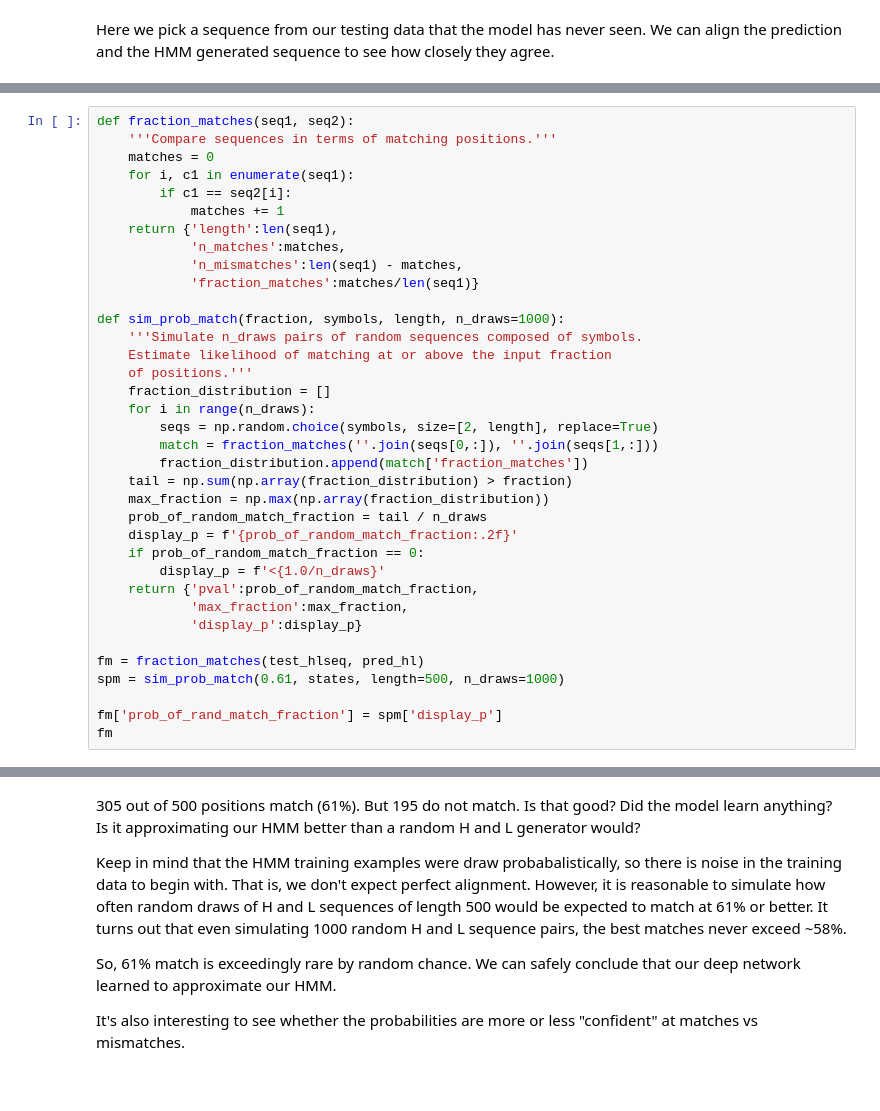
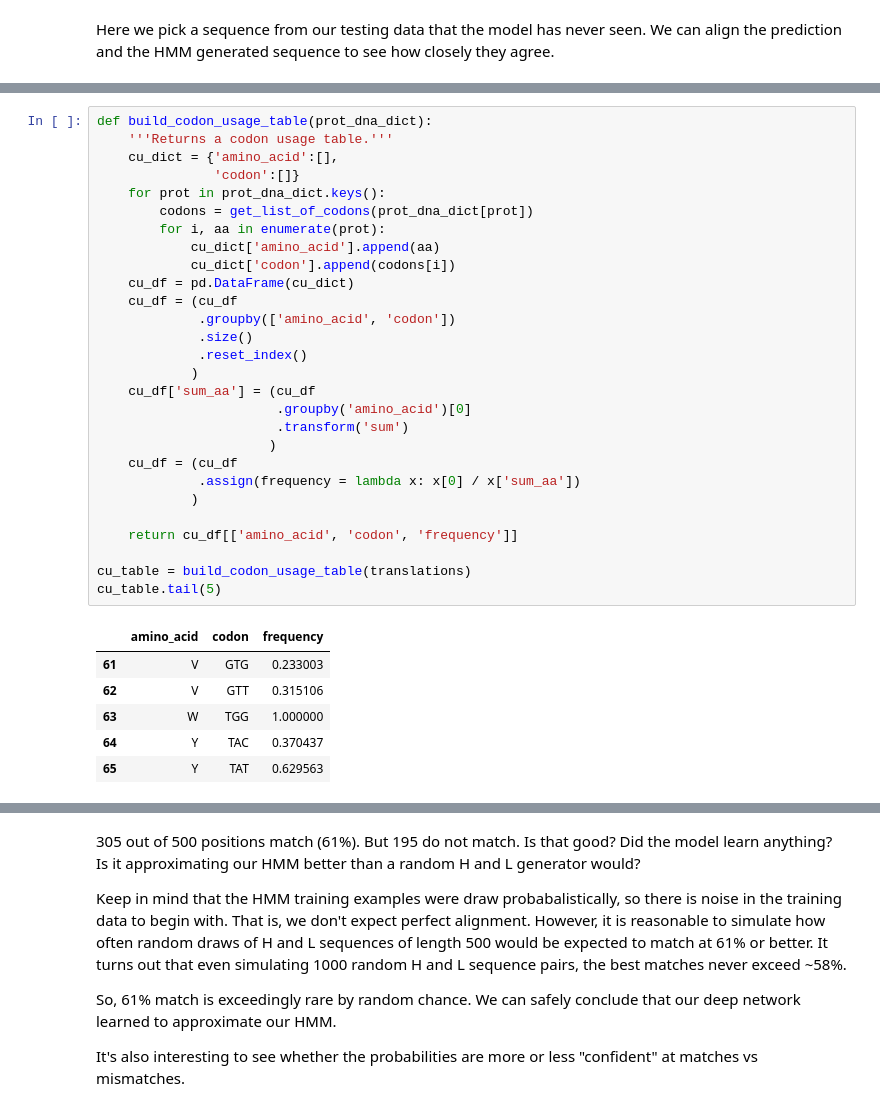
Before and after one commit to mbi2gs/seq_learn_tutorial, a Jupyter notebook: notebooks/3_bsubtilis_codons_rnns.ipynb, the cells around one changed output, grey strips where cells are left out. Saved outputs shown, nothing was run; the diff lists cells and outputs as text.

```diff
--- a/notebooks/3_bsubtilis_codons_rnns.ipynb
+++ b/notebooks/3_bsubtilis_codons_rnns.ipynb
@@ -464,36 +461,35 @@ Seq2 CGTAAACAGCTTCGTGATTTATAA
-# %%
-def fraction_matches(seq1, seq2):
-    '''Compare sequences in terms of matching positions.'''
-    matches = 0
-    for i, c1 in enumerate(seq1):
-        if c1 == seq2[i]:
-            matches += 1
-    return {'length':len(seq1),
-            'n_matches':matches,
-            'n_mismatches':len(seq1) - matches,
-            'fraction_matches':matches/len(seq1)}
-
-def sim_prob_match(fraction, symbols, length, n_draws=1000):
-    '''Simulate n_draws pairs of random sequences composed of symbols.
-    Estimate likelihood of matching at or above the input fraction
-    of positions.'''
-    fraction_distribution = []
-    for i in range(n_draws):
-        seqs = np.random.choice(symbols, size=[2, length], replace=True)
-        match = fraction_matches(''.join(seqs[0,:]), ''.join(seqs[1,:]))
-        fraction_distribution.append(match['fraction_matches'])
-    tail = np.sum(np.array(fraction_distribution) > fraction)
-    max_fraction = np.max(np.array(fraction_distribution))
-    prob_of_random_match_fraction = tail / n_draws
-    display_p = f'{prob_of_random_match_fraction:.2f}'
-    if prob_of_random_match_fraction == 0:
-        display_p = f'<{1.0/n_draws}'
-    return {'pval':prob_of_random_match_fraction,
-            'max_fraction':max_fraction,
-            'display_p':display_p}
-
-fm = fraction_matches(test_hlseq, pred_hl)
-spm = sim_prob_match(0.61, states, length=500, n_draws=1000)
-
-fm['prob_of_rand_match_fraction'] = spm['display_p']
-fm
+# %%
+def build_codon_usage_table(prot_dna_dict):
+    '''Returns a codon usage table.'''
+    cu_dict = {'amino_acid':[],
+               'codon':[]}
+    for prot in prot_dna_dict.keys():
+        codons = get_list_of_codons(prot_dna_dict[prot])
+        for i, aa in enumerate(prot):
+            cu_dict['amino_acid'].append(aa)
+            cu_dict['codon'].append(codons[i])
+    cu_df = pd.DataFrame(cu_dict)
+    cu_df = (cu_df
+             .groupby(['amino_acid', 'codon'])
+             .size()
+             .reset_index()
+            )
+    cu_df['sum_aa'] = (cu_df
+                       .groupby('amino_acid')[0]
+                       .transform('sum')
+                      )
+    cu_df = (cu_df
+             .assign(frequency = lambda x: x[0] / x['sum_aa'])
+            )
+
+    return cu_df[['amino_acid', 'codon', 'frequency']]
+
+cu_table = build_codon_usage_table(translations)
+cu_table.tail(5)
+# %% [output]
+|  | amino_acid | codon | frequency |
+| 61 | V | GTG | 0.233003 |
+| 62 | V | GTT | 0.315106 |
+| 63 | W | TGG | 1.000000 |
+| 64 | Y | TAC | 0.370437 |
+| 65 | Y | TAT | 0.629563 |
```
Also changed, not shown: parts of 11 cells of this notebook, 1 other file.
